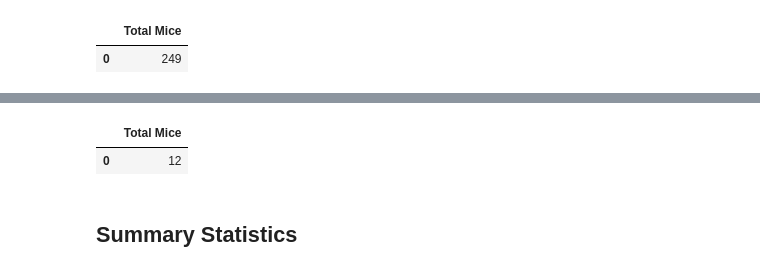
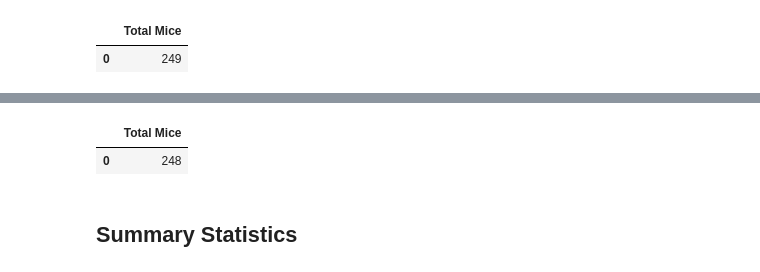
Before and after one commit to jmahon22/matplotlib_challenge, a Jupyter notebook: Instructions/Pymaceuticals/pymaceuticals_starter.ipynb, the cells around one changed output, grey strips where cells are left out. Cells and saved outputs as stored; diff of their text form; code cells hidden in the pictures.

```diff
--- a/Instructions/Pymaceuticals/pymaceuticals_starter.ipynb
+++ b/Instructions/Pymaceuticals/pymaceuticals_starter.ipynb
@@ -76,6 +49,6 @@ duplicate_mice
 # %%
-# Create a clean DataFrame by dropping the duplicate mouse by its ID.
-mouse_study_combined.drop_duplicates(subset="Mouse ID", keep=False, inplace=True)
-mouse_study_combined
+#Create a clean DataFrame by dropping the duplicate mouse by its ID.
+clean_df = mouse_study_combined[mouse_study_combined["Mouse ID"] != "g989"]
+clean_df.head()
 # %% [output]
 |  | Mouse ID | Drug Regimen | Sex | Age_months | Weight (g) | Timepoint | Tumor Volume (mm3) | ... |
@@ -94,11 +60,11 @@ mouse_study_combined
 # %%
-# Checking the number of mice in the clean DataFrame.
-total_mice=len(mouse_study_combined["Mouse ID"].unique())
-total_mice=pd.DataFrame ({"Total Mice":[total_mice]})
-total_mice.head()
+# Checking the number of mice in the clean DataFrame
+new_total_mice=len(clean_df["Mouse ID"].unique())
+new_total_mice=pd.DataFrame ({"Total Mice": [new_total_mice]})
+new_total_mice.head()
 # %% [output]
 |  | Total Mice |
-| 0 | 12 |
+| 0 | 248 |
 # %% [markdown]
 ## Summary Statistics
 # %%
```
Also changed, not shown: parts of 11 cells of this notebook.
